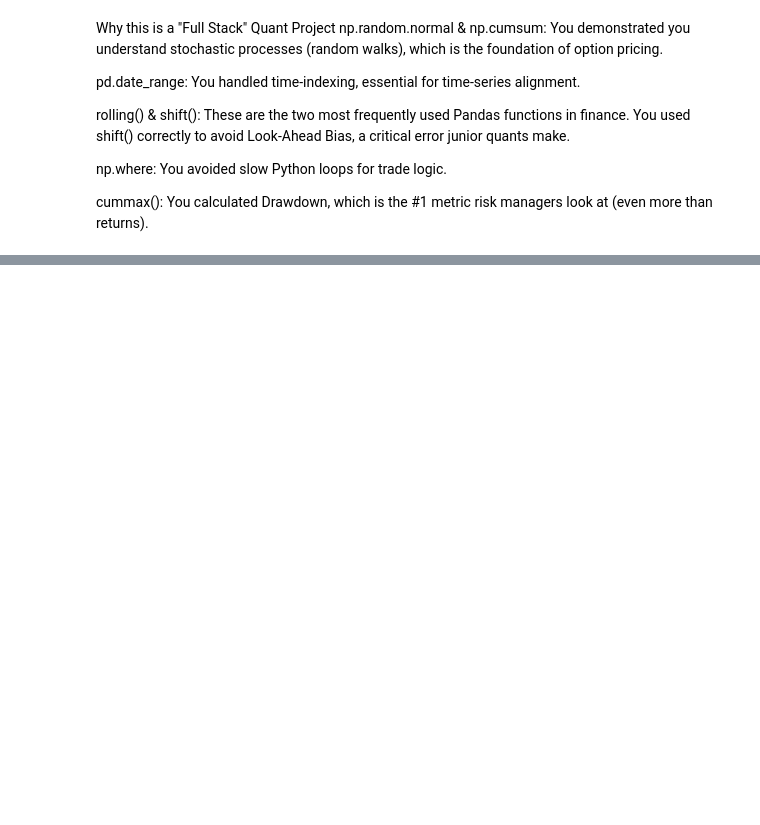
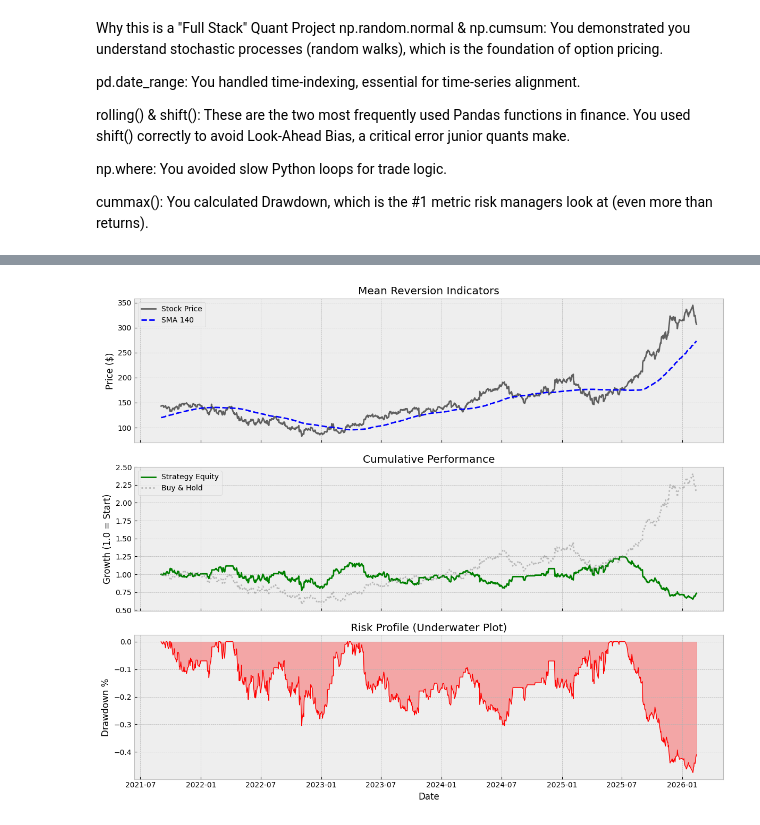
Before and after one commit to pearchew/learning_project, a Jupyter notebook: notes.ipynb, the cells around one changed output, grey strips where cells are left out. Saved outputs shown, nothing was run; the diff lists cells and outputs as text; code cells hidden in the pictures; blank space fills up the shorter version.

Commit message:
with charts and dashboard

```diff
--- a/notes.ipynb
+++ b/notes.ipynb
@@ -128,0 +129,39 @@ Date
+# %%
+import matplotlib.pyplot as plt
+
+# Use a clean style for financial charts
+plt.style.use('bmh')
+
+# Create a figure with 3 rows, sharing the same Date (x-axis)
+fig, (ax1, ax2, ax3) = plt.subplots(3, 1, figsize=(12, 10), sharex=True)
+
+# --- CHART 1: Price vs. Moving Average ---
+ax1.plot(clean_df.index, clean_df['Close'], label='Stock Price', color='black', alpha=0.6)
+ax1.plot(clean_df.index, clean_df['SMA'], label=f'SMA {window}', color='blue', linestyle='--')
+ax1.set_ylabel('Price ($)')
+ax1.set_title('Mean Reversion Indicators')
+ax1.legend(loc='upper left')
+
+# --- CHART 2: Strategy vs. Buy & Hold (Performance) ---
+# Calculate Buy & Hold returns for comparison
+buy_and_hold = clean_df['Close'] / clean_df['Close'].iloc[0]
+
+ax2.plot(clean_df.index, clean_df['Cum_Ret'], label='Strategy Equity', color='green', linewidth=2)
+ax2.plot(clean_df.index, buy_and_hold, label='Buy & Hold', color='gray', linestyle=':', alpha=0.5)
+ax2.set_ylabel('Growth (1.0 = Start)')
+ax2.set_title('Cumulative Performance')
+ax2.legend(loc='upper left')
+
+# --- CHART 3: Drawdown (The "Underwater" Plot) ---
+ax3.plot(clean_df.index, clean_df['Drawdown'], color='red', linewidth=1)
+# Fill the area to emphasize the "pain"
+ax3.fill_between(clean_df.index, clean_df['Drawdown'], 0, color='red', alpha=0.3)
+ax3.set_ylabel('Drawdown %')
+ax3.set_title('Risk Profile (Underwater Plot)')
+ax3.set_xlabel('Date')
+
+# Formatting to prevent label overlap
+plt.tight_layout()
+plt.show()
+# %% [output]
+[figure, added]
```
Also changed, not shown: parts of 7 cells of this notebook.
